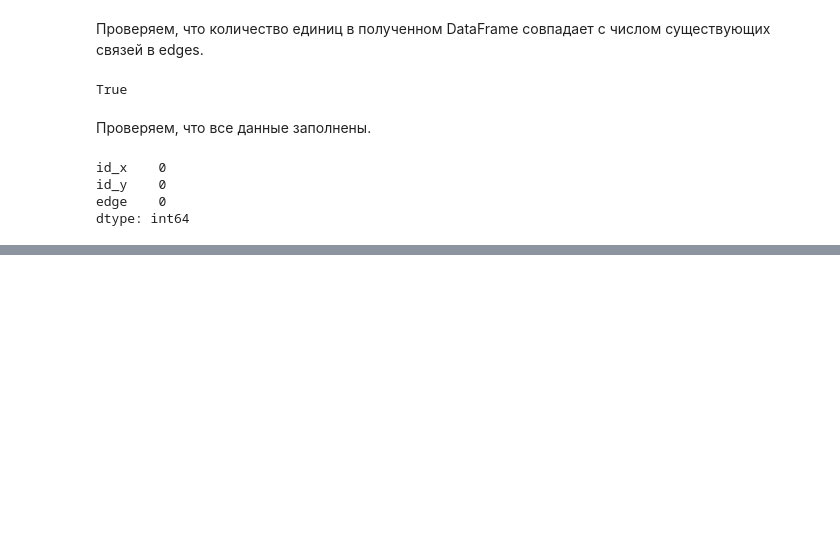
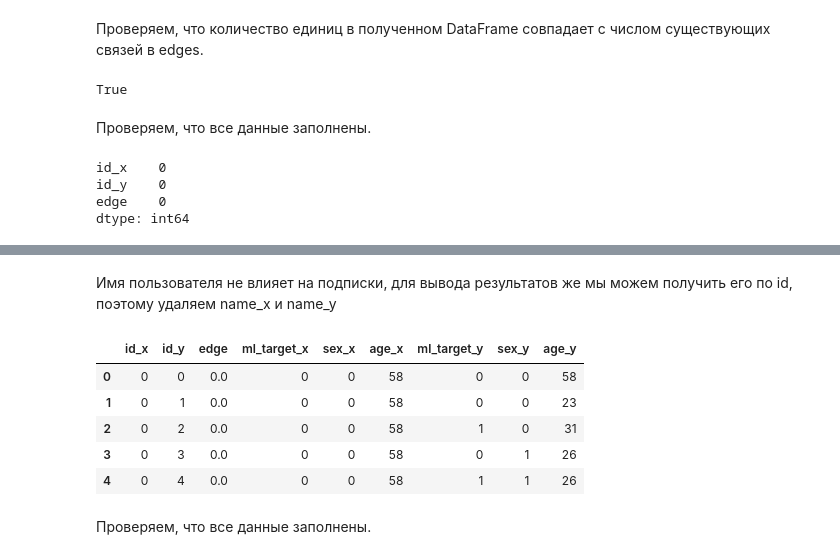
Before and after one commit to Cat-in-box/ml-social-graphs, a Jupyter notebook: git_social_graphs_data.ipynb, the cells around one changed output, grey strips where cells are left out. Drawn from its saved outputs; the diff is of its cells as text; code cells hidden in the pictures; blank space fills up the shorter version.

```diff
--- a/git_social_graphs_data.ipynb
+++ b/git_social_graphs_data.ipynb
@@ -237,0 +327,14 @@ target.to_csv('/content/drive/My Drive/Colab Notebooks/ml_social_graphs/ml_adjac
+# %% [markdown]
+Имя пользователя не влияет на подписки, для вывода результатов же мы можем получить его по id, поэтому удаляем name_x и name_y
+# %%
+df = df.drop(['name_x', 'name_y'], axis=1)
+df.head()
+# %% [output]
+|  | id_x | id_y | edge | ml_target_x | sex_x | age_x | ml_target_y | sex_y | age_y |
+| 0 | 0 | 0 | 0.0 | 0 | 0 | 58 | 0 | 0 | 58 |
+| 1 | 0 | 1 | 0.0 | 0 | 0 | 58 | 0 | 0 | 23 |
+| 2 | 0 | 2 | 0.0 | 0 | 0 | 58 | 1 | 0 | 31 |
+| 3 | 0 | 3 | 0.0 | 0 | 0 | 58 | 0 | 1 | 26 |
+| 4 | 0 | 4 | 0.0 | 0 | 0 | 58 | 1 | 1 | 26 |
+# %% [markdown]
+Проверяем, что все данные заполнены.
```
Also changed, not shown: parts of 33 cells of this notebook.
